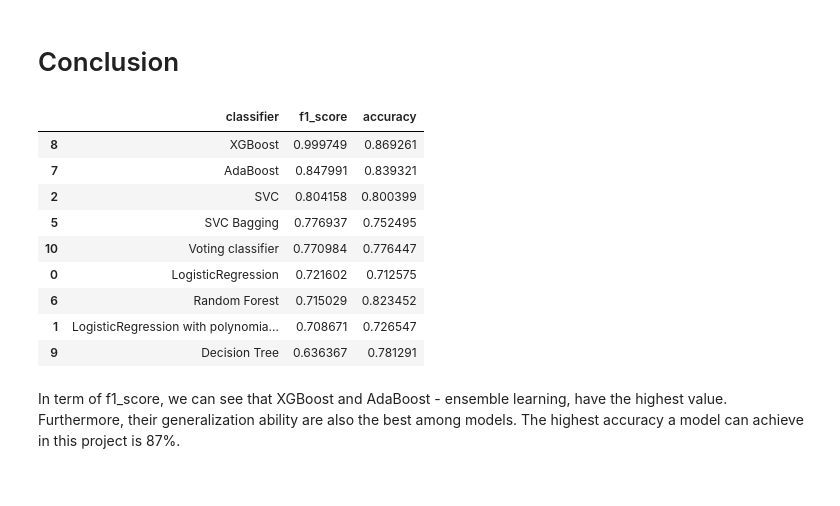
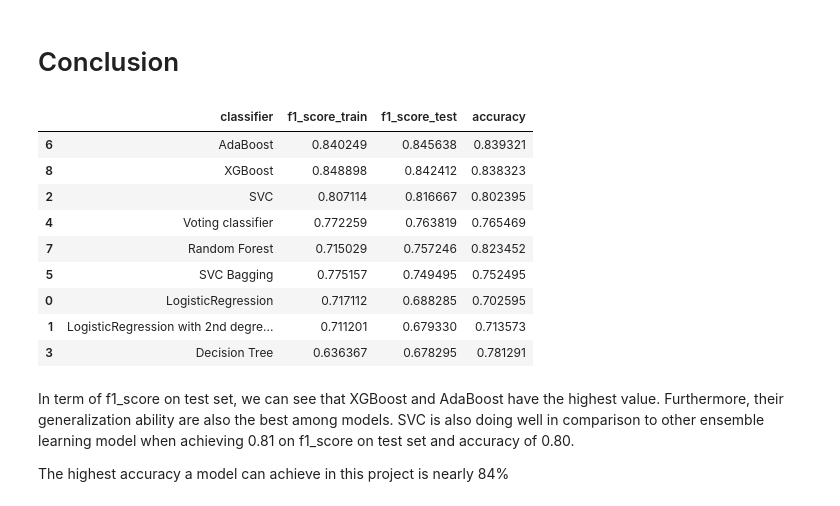
Before and after one commit to mamun-av/IMDB-classification-project, a Jupyter notebook: imdb_classification.ipynb, the cells around one changed output. Drawn from its saved outputs; the diff is of its cells as text; code cells hidden in the pictures.

Commit message:
add f1 for test set

```diff
--- a/imdb_classification.ipynb
+++ b/imdb_classification.ipynb
@@ -730,9 +740,11 @@ print(f"f1 score on training set: {f1_score(y_train, train_pred):.2f}\n")
 y_pred = bag_clf.predict(X_test)
 print(f'Confusion matrix: \n{confusion_matrix(y_test, y_pred)}\n')
 
+print(f"f1 score: {f1_score(y_test, y_pred):.2f}")
 print(f"accuracy score: {accuracy_score(y_test, y_pred):.2f}")
 
-result.append({"classifier":"SVC Bagging", "f1_score":f1_score(y_train, train_pred), "accuracy":accuracy_score(y_test, y_pred)})
+result.append({"classifier":"SVC Bagging", "f1_score_train":f1_score(y_train, train_pred),
+               "f1_score_test":f1_score(y_test, y_pred), "accuracy":accuracy_score(y_test, y_pred)})
 # %% [output]
 f1 score on training set: 0.78
 
@@ -764,9 +777,11 @@ print(f"Best cross-validation f1 score: {grid.best_score_:.2f}\n")
 y_pred = grid.predict(X_test)
 print(f'Confusion matrix: \n{confusion_matrix(y_test, y_pred)}\n')
 
+print(f"f1 score: {f1_score(y_test, y_pred):.2f}")
 print(f"accuracy score: {accuracy_score(y_test, y_pred):.2f}")
 
-result.append({"classifier":"Random Forest", "f1_score":grid.best_score_, "accuracy":accuracy_score(y_test, y_pred)})
+result.append({"classifier":"Random Forest", "f1_score_train":grid.best_score_,
+               "f1_score_test":f1_score(y_test, y_pred), "accuracy":accuracy_score(y_test, y_pred)})
 # %% [output]
 Best params:
 {'max_depth': 8, 'max_features': 5, 'n_estimators': 200}
@@ -804,8 +820,10 @@ print(f"Best cross-validation f1 score: {grid.best_score_:.2f}\n")
 y_pred = grid.predict(X_test)
 print(f'Confusion matrix: \n{confusion_matrix(y_test, y_pred)}\n')
 
+print(f"f1 score: {f1_score(y_test, y_pred):.2f}")
 print(f"accuracy score: {accuracy_score(y_test, y_pred):.2f}")
 
-result.append({"classifier":"AdaBoost", "f1_score":grid.best_score_, "accuracy":accuracy_score(y_test, y_pred)})
+result.append({"classifier":"AdaBoost", "f1_score_train":grid.best_score_,
+               "f1_score_test":f1_score(y_test, y_pred), "accuracy":accuracy_score(y_test, y_pred)})
 # %% [output]
 Best params:
@@ -829,13 +848,24 @@ xg = XGBClassifier(use_label_encoder=False, n_jobs=-1, random_state=5)
 
 xg.fit(X_train, y_train)
 
-print(f'\nf1 score: \n{f1_score(y_train, xg.predict(X_train))}\n')
+param = {'n_estimators': [50,100],
+        'max_depth': [i for i in range(1,6)],
+        'learning_rate': [i for i in np.arange(0.1,2.1,0.1)]
+        }
 
+grid = GridSearchCV(xg, param_grid=param, n_jobs=-1, scoring='f1', cv=5)
+grid.fit(X_train, y_train)
 y_pred = xg.predict(X_test)
 
+print(f"Best params:\n{grid.best_params_}\n")
+print(f"Best cross-validation f1 score: {grid.best_score_:.2f}\n")
+
+y_pred = grid.predict(X_test)
 print(f'Confusion matrix: \n{confusion_matrix(y_test, y_pred)}\n')
 
+print(f"f1 score: {f1_score(y_test, y_pred):.2f}")
 print(f"accuracy score: {accuracy_score(y_test, y_pred):.2f}")
 
-result.append({"classifier":"XGBoost", "f1_score":f1_score(y_train, xg.predict(X_train)), "accuracy":accuracy_score(y_test, y_pred)})
+result.append({"classifier":"XGBoost", "f1_score_train":grid.best_score_,
+               "f1_score_test":f1_score(y_test, y_pred), "accuracy":accuracy_score(y_test, y_pred)})
 # %% [output]
@@ -867,17 +888,19 @@ xg.get_params
 # Conclusion
 # %%
 df_result = pd.DataFrame(result)
-df_result.sort_values("f1_score", ascending=False)
+df_result.sort_values("f1_score_test", ascending=False)
 # %% [output]
-|  | classifier | f1_score | accuracy |
-| 8 | XGBoost | 0.999749 | 0.869261 |
-| 7 | AdaBoost | 0.847991 | 0.839321 |
-| 2 | SVC | 0.804158 | 0.800399 |
-| 5 | SVC Bagging | 0.776937 | 0.752495 |
-| 10 | Voting classifier | 0.770984 | 0.776447 |
-| 0 | LogisticRegression | 0.721602 | 0.712575 |
-| 6 | Random Forest | 0.715029 | 0.823452 |
-| 1 | LogisticRegression with polynomia... | 0.708671 | 0.726547 |
-| 9 | Decision Tree | 0.636367 | 0.781291 |
+|  | classifier | f1_score_train | f1_score_test | accuracy |
+| 6 | AdaBoost | 0.840249 | 0.845638 | 0.839321 |
+| 8 | XGBoost | 0.848898 | 0.842412 | 0.838323 |
+| 2 | SVC | 0.807114 | 0.816667 | 0.802395 |
+| 4 | Voting classifier | 0.772259 | 0.763819 | 0.765469 |
+| 7 | Random Forest | 0.715029 | 0.757246 | 0.823452 |
+| 5 | SVC Bagging | 0.775157 | 0.749495 | 0.752495 |
+| 0 | LogisticRegression | 0.717112 | 0.688285 | 0.702595 |
+| 1 | LogisticRegression with 2nd degre... | 0.711201 | 0.679330 | 0.713573 |
+| 3 | Decision Tree | 0.636367 | 0.678295 | 0.781291 |
 # %% [markdown]
-In term of f1_score, we can see that XGBoost and AdaBoost - ensemble learning, have the highest value. Furthermore, their generalization ability are also the best among models. The highest accuracy a model can achieve in this project is 87%.
+In term of f1_score on test set, we can see that XGBoost and AdaBoost have the highest value. Furthermore, their generalization ability are also the best among models. SVC is also doing well in comparison to other ensemble learning model when achieving 0.81 on f1_score on test set and accuracy of 0.80.
+
+The highest accuracy a model can achieve in this project is nearly 84%
```
Also changed, not shown: parts of 20 cells of this notebook.
